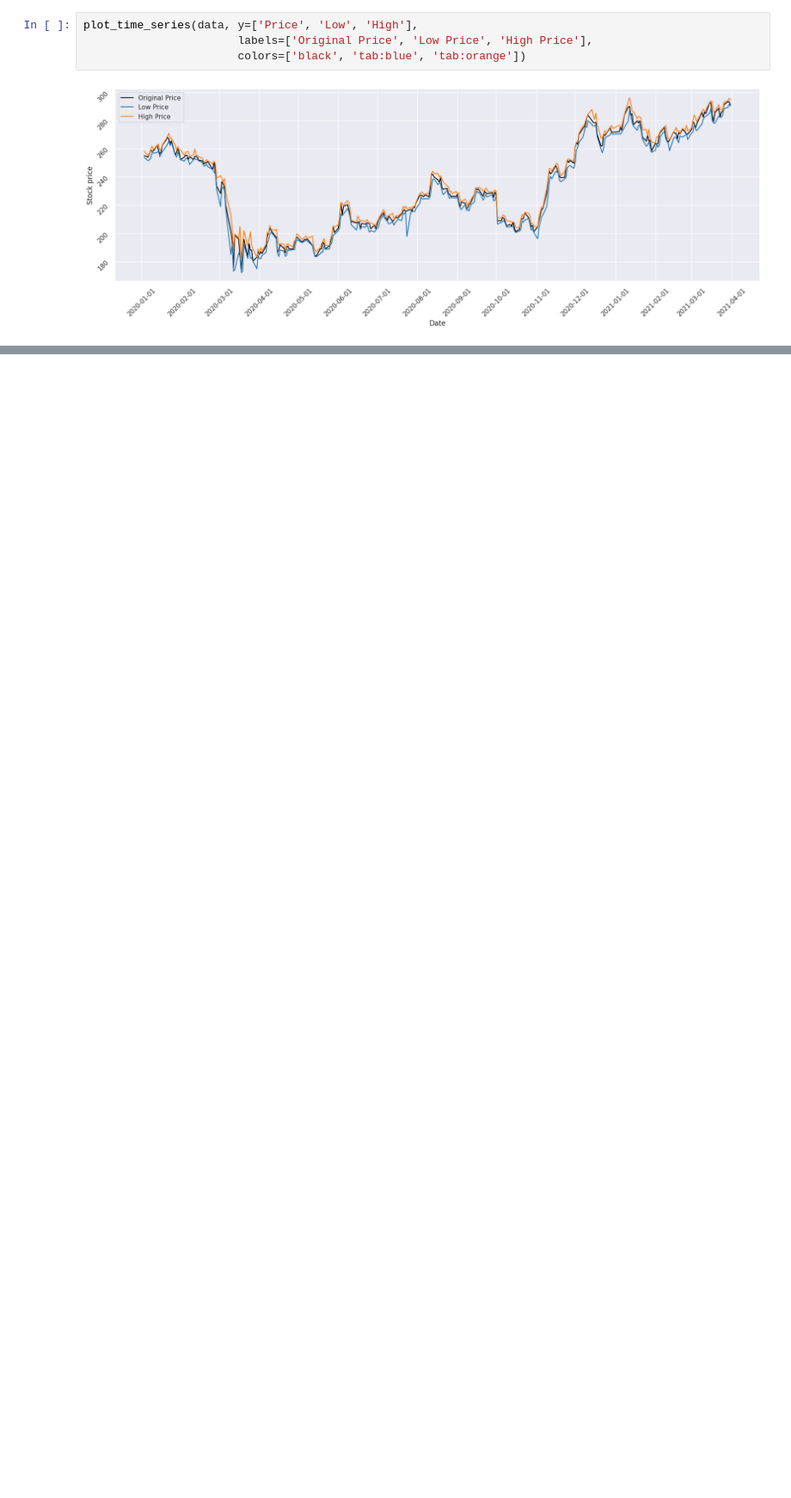
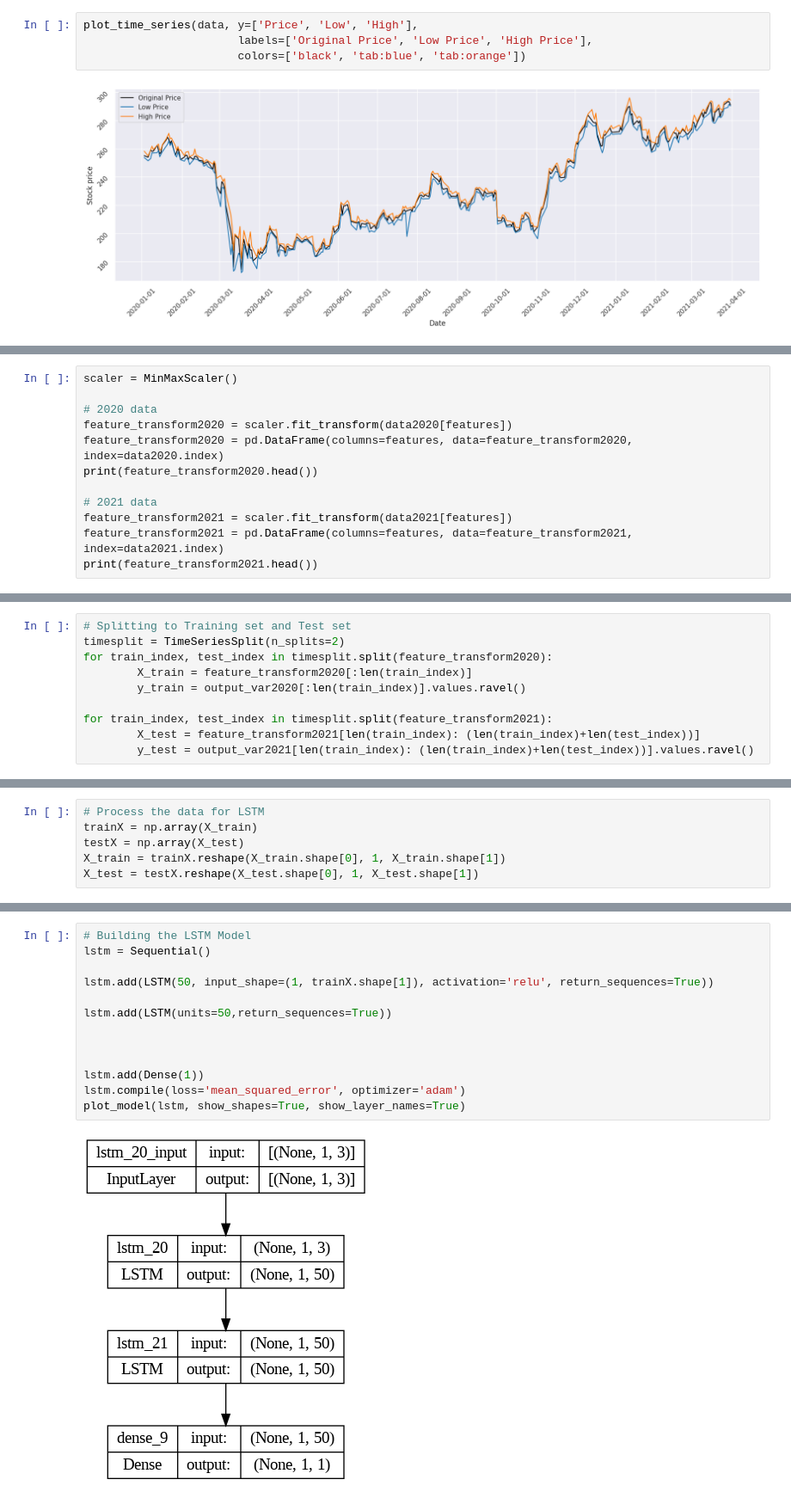
Before and after one commit to NNtorvas/ValueInvestor, a Jupyter notebook: ValueInvestor_notebook.ipynb, the cells around one changed output, grey strips where cells are left out. Shown at 86% size. Drawn from its saved outputs; the diff is of its cells as text; blank space fills up the shorter version.

```diff
--- a/ValueInvestor_notebook.ipynb
+++ b/ValueInvestor_notebook.ipynb
@@ -146,0 +183,12 @@ plot_time_series(data, y=['Price', 'Low', 'High'],
+# %%
+scaler = MinMaxScaler()
+
+# 2020 data
+feature_transform2020 = scaler.fit_transform(data2020[features])
+feature_transform2020 = pd.DataFrame(columns=features, data=feature_transform2020, index=data2020.index)
+print(feature_transform2020.head())
+
+# 2021 data
+feature_transform2021 = scaler.fit_transform(data2021[features])
+feature_transform2021 = pd.DataFrame(columns=features, data=feature_transform2021, index=data2021.index)
+print(feature_transform2021.head())
@@ -146,0 +210,10 @@ plot_time_series(data, y=['Price', 'Low', 'High'],
+# %%
+# Splitting to Training set and Test set
+timesplit = TimeSeriesSplit(n_splits=2)
+for train_index, test_index in timesplit.split(feature_transform2020):
+        X_train = feature_transform2020[:len(train_index)]
+        y_train = output_var2020[:len(train_index)].values.ravel()
+
+for train_index, test_index in timesplit.split(feature_transform2021):
+        X_test = feature_transform2021[len(train_index): (len(train_index)+len(test_index))]
+        y_test = output_var2021[len(train_index): (len(train_index)+len(test_index))].values.ravel()
@@ -146,0 +224,6 @@ plot_time_series(data, y=['Price', 'Low', 'High'],
+# %%
+# Process the data for LSTM
+trainX = np.array(X_train)
+testX = np.array(X_test)
+X_train = trainX.reshape(X_train.shape[0], 1, X_train.shape[1])
+X_test = testX.reshape(X_test.shape[0], 1, X_test.shape[1])
@@ -146,0 +234,15 @@ plot_time_series(data, y=['Price', 'Low', 'High'],
+# %%
+# Building the LSTM Model
+lstm = Sequential()
+
+lstm.add(LSTM(50, input_shape=(1, trainX.shape[1]), activation='relu', return_sequences=True))
+
+lstm.add(LSTM(units=50,return_sequences=True))
+
+
+
+lstm.add(Dense(1))
+lstm.compile(loss='mean_squared_error', optimizer='adam')
+plot_model(lstm, show_shapes=True, show_layer_names=True)
+# %% [output]
+[figure, added]
```
Also changed, not shown: parts of 16 cells of this notebook.
